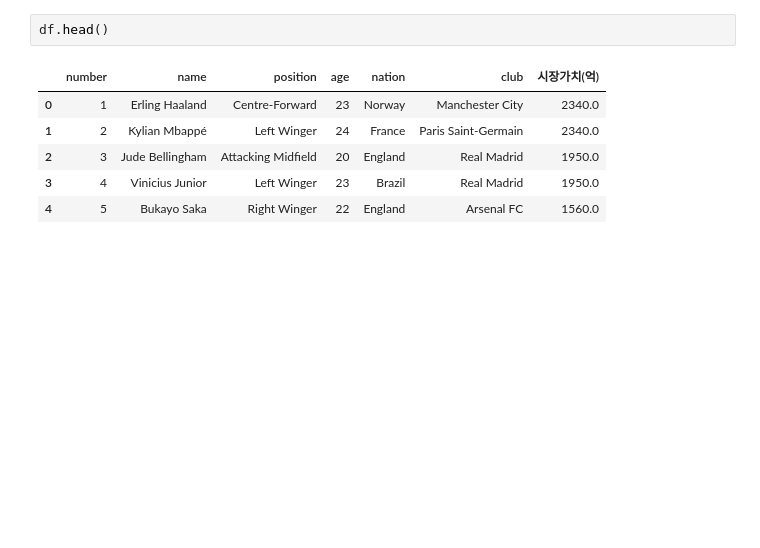
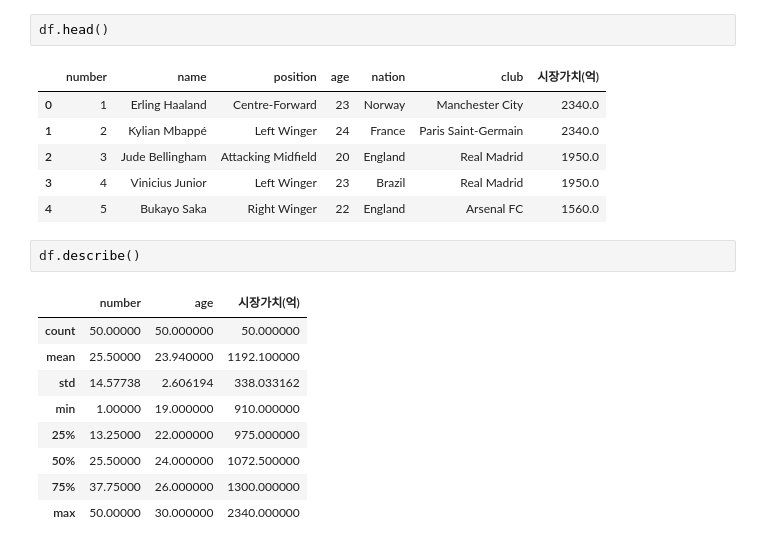
Before and after one commit to MinuSpurs/Football_player_price_analysis, a Jupyter notebook: Pandas_with_Player50.ipynb, the cells around one changed output. Saved outputs shown, nothing was run; the diff lists cells and outputs as text; blank space fills up the shorter version.

```diff
--- a/Pandas_with_Player50.ipynb
+++ b/Pandas_with_Player50.ipynb
@@ -367,3 +360,15 @@ df.head()
 | 2 | 3 | Jude Bellingham | Attacking Midfield | 20 | England | Real Madrid | 1950.0 |
 | 3 | 4 | Vinicius Junior | Left Winger | 23 | Brazil | Real Madrid | 1950.0 |
 | 4 | 5 | Bukayo Saka | Right Winger | 22 | England | Arsenal FC | 1560.0 |
+# %%
+df.describe()
+# %% [output]
+|  | number | age | 시장가치(억) |
+| count | 50.00000 | 50.000000 | 50.000000 |
+| mean | 25.50000 | 23.940000 | 1192.100000 |
+| std | 14.57738 | 2.606194 | 338.033162 |
+| min | 1.00000 | 19.000000 | 910.000000 |
+| 25% | 13.25000 | 22.000000 | 975.000000 |
+| 50% | 25.50000 | 24.000000 | 1072.500000 |
+| 75% | 37.75000 | 26.000000 | 1300.000000 |
+| max | 50.00000 | 30.000000 | 2340.000000 |
```
Also changed, not shown: parts of 10 cells of this notebook.
